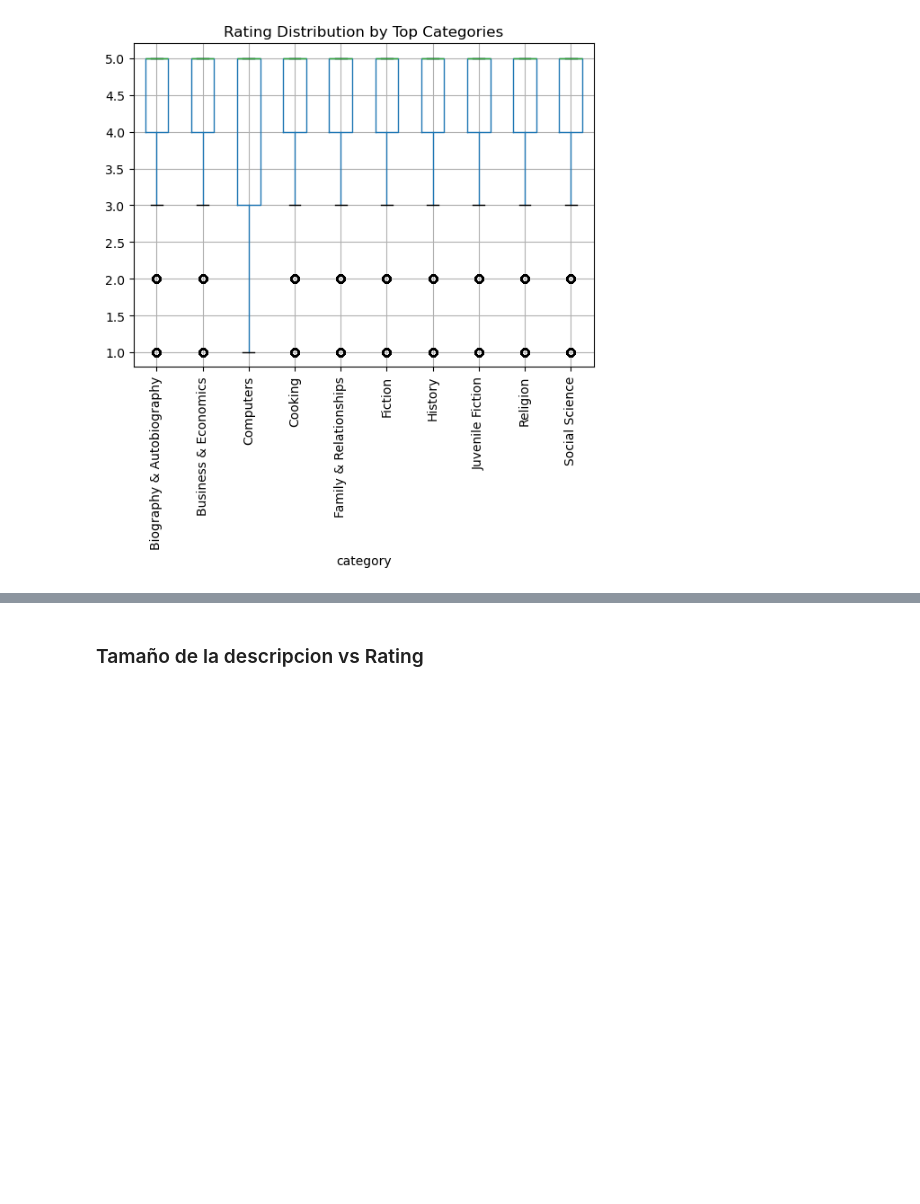
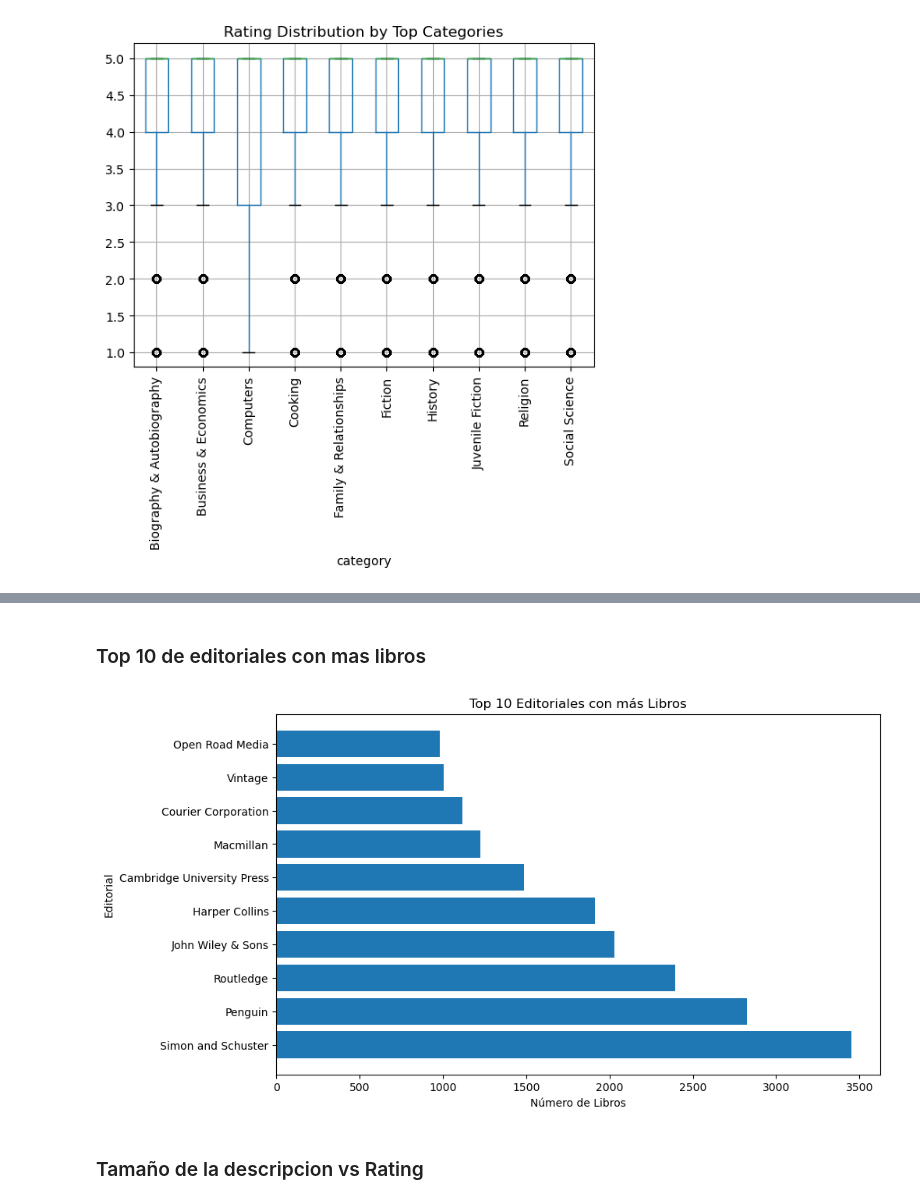
Before and after one commit to SoyUnAluxe/Big_Data_Team_17, a Jupyter notebook: AmazonBooks.ipynb, the cells around one changed output, grey strips where cells are left out. Drawn from its saved outputs; the diff is of its cells as text; code cells hidden in the pictures; blank space fills up the shorter version.

```diff
--- a/AmazonBooks.ipynb
+++ b/AmazonBooks.ipynb
@@ -404,3 +424,22 @@ plt.show()
+# %% [markdown]
+### Top 10 de editoriales con mas libros
+# %%
+Top10Editoriales = books_df.filter(F.col('publisher').isNotNull()) \
+    .groupBy('publisher') \
+    .agg(F.count('*').alias('num_libros')) \
+    .orderBy(F.desc('num_libros')) \
+    .limit(10)
+
+Top10Editoriales = Top10Editoriales.toPandas()
+
+plt.figure(figsize=(10,6))
+plt.barh(Top10Editoriales['publisher'], Top10Editoriales['num_libros'])
+plt.xlabel('Número de Libros')
+plt.ylabel('Editorial')
+plt.title('Top 10 Editoriales con más Libros')
+plt.show()
+# %% [output]
+[figure, added]
 # %% [markdown]
 ### Tamaño de la descripcion vs Rating
 # %%
```
Also changed, not shown: parts of 3 cells of this notebook.
